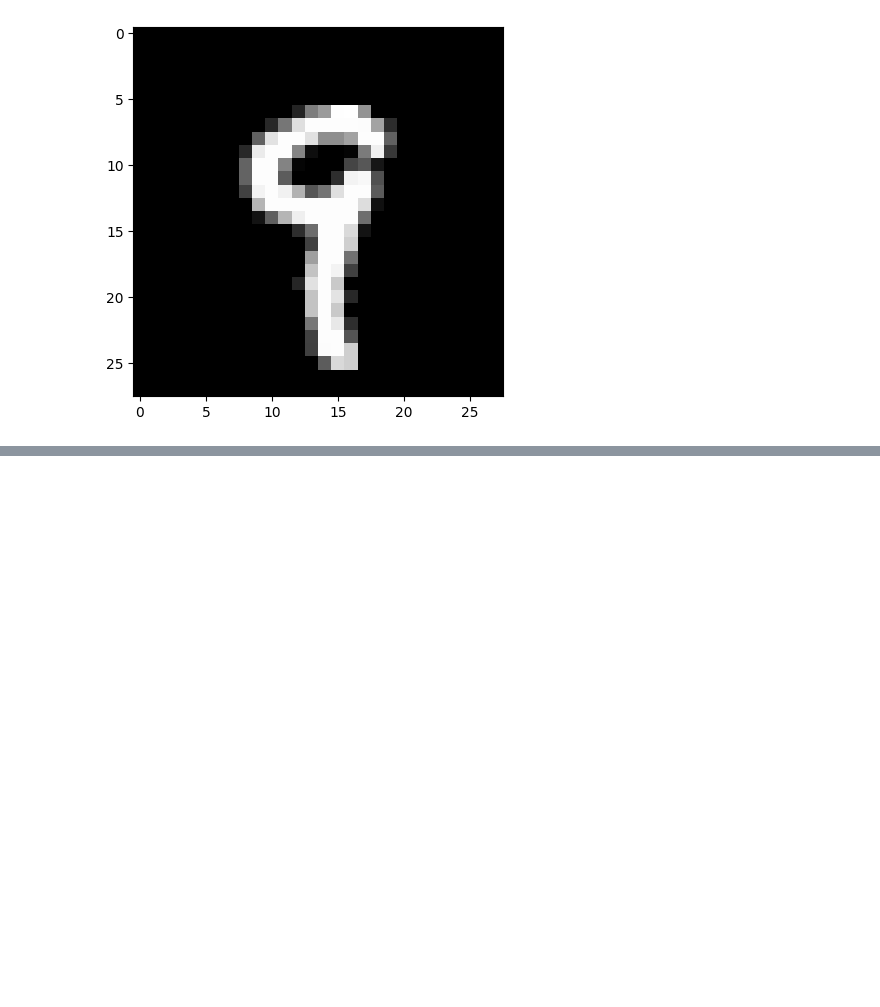
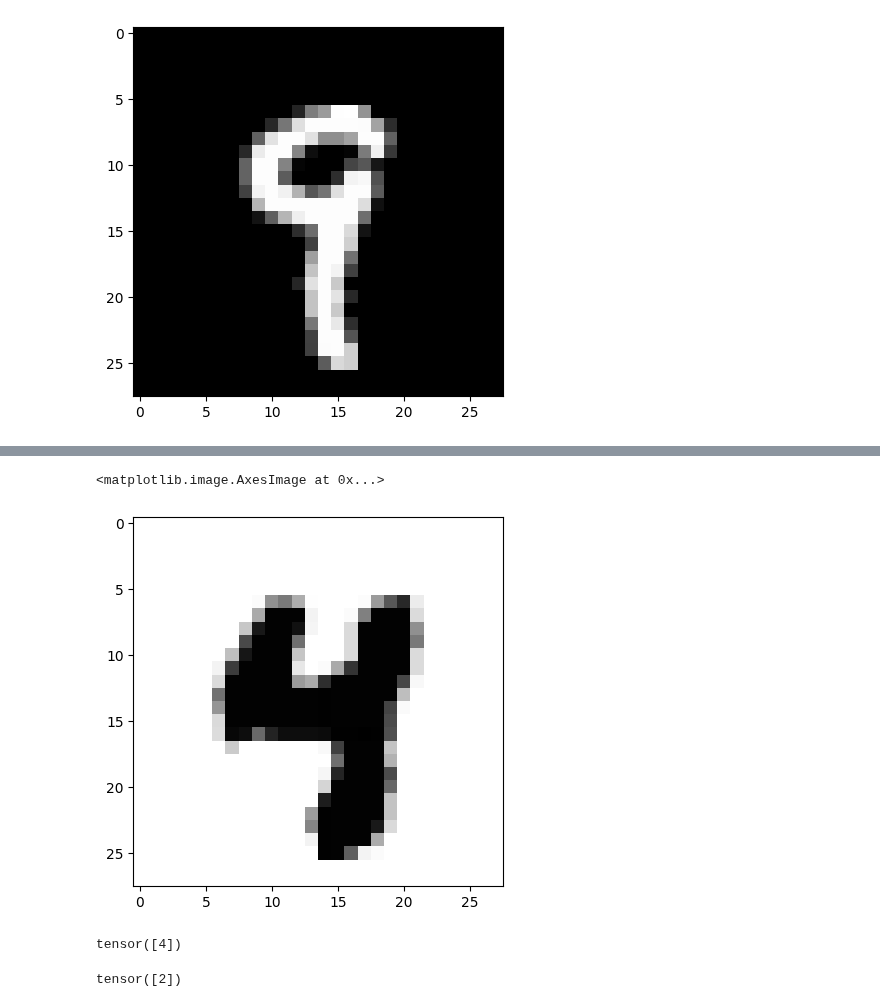
Before and after one commit to Nick-Azzarano/Machine-Learning-Practice, a Jupyter notebook: Spring2025/In-Class_Problems/ML23.ipynb, the cells around one changed output, grey strips where cells are left out. Cells and saved outputs as stored; diff of their text form; code cells hidden in the pictures; blank space fills up the shorter version.

```diff
--- a/Spring2025/In-Class_Problems/ML23.ipynb
+++ b/Spring2025/In-Class_Problems/ML23.ipynb
@@ -157,0 +223,21 @@ TRANSFORM = T.Compose([
+# %%
+plt.imshow((1 - TRANSFORM(im)).clamp(0,1).permute(1, 2, 0), cmap='gray')
+# %% [output]
+<matplotlib.image.AxesImage at 0x...>
+[figure, added]
+# %%
+with torch.no_grad():
+  print(model(TRANSFORM(im)).argmax(-1))
+
+# THIS IS WHERE CLASSIFICATION HAPPENS. REMEMBER THE EXAMPLE IN CLASS WITH THE '5' IMAGE
+# THE MODEL PREDICTED 5 HERE IN THIS CELL
+# %% [output]
+tensor([4])
+# %%
+with torch.no_grad():
+  print(model((1 - TRANSFORM(im)).clamp(0,1)).argmax(-1))
+
+# THIS IS WHERE CLASSIFICATION HAPPENS. REMEMBER THE EXAMPLE IN CLASS WITH THE '5' IMAGE
+# THE MODEL PREDICTED 5 HERE IN THIS CELL
+# %% [output]
+tensor([2])
```
Also changed, not shown: parts of 13 cells of this notebook.
